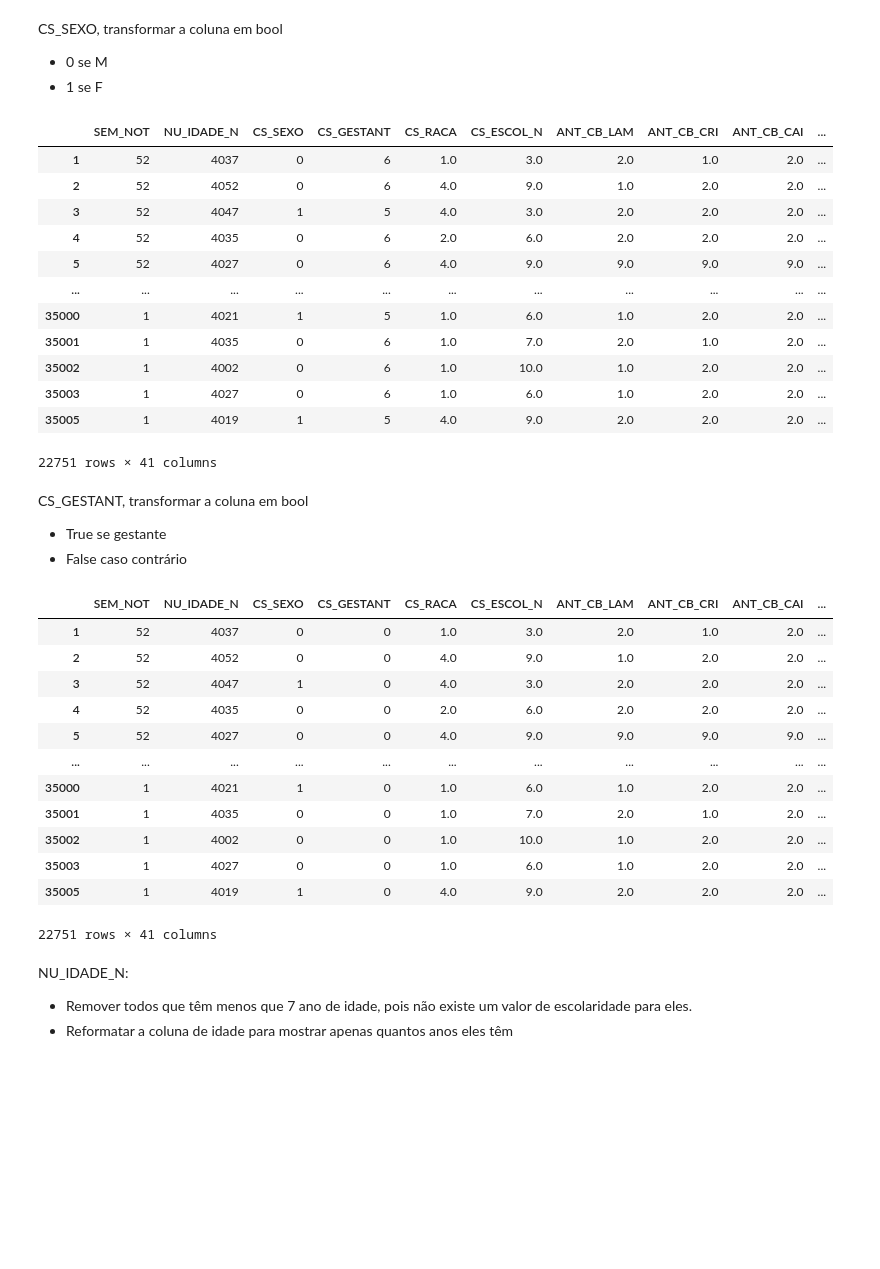
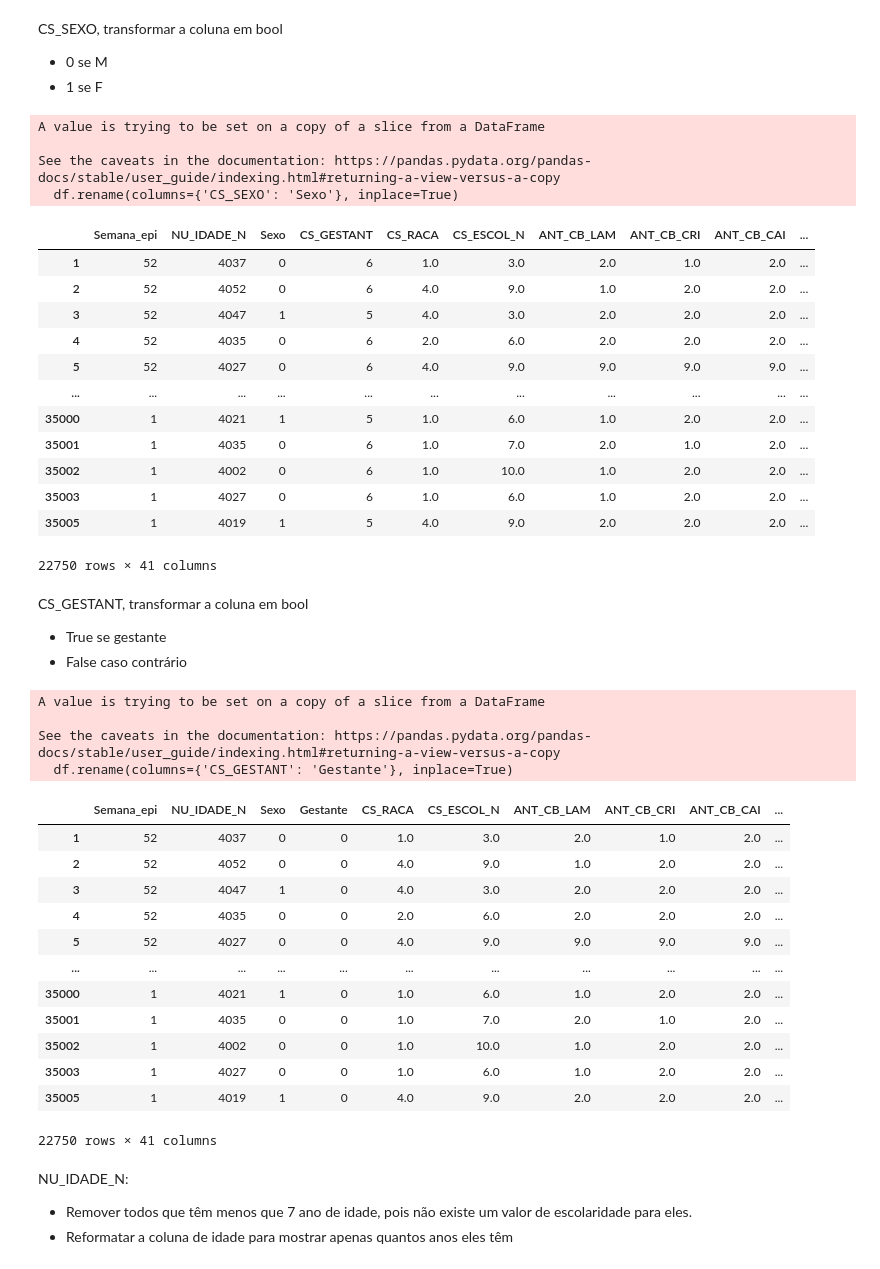
Before and after one commit to arturrur/mc853, a Jupyter notebook: Preprocessing.ipynb, the cells around one changed output. Drawn from its saved outputs; the diff is of its cells as text; code cells hidden in the pictures; blank space fills up the shorter version.

```diff
--- a/Preprocessing.ipynb
+++ b/Preprocessing.ipynb
@@ -56,6 +57,7 @@ df = df.dropna(subset=["EVOLUCAO"])
 df = df[df["EVOLUCAO"] != 9.0]
 df.loc[:, "EVOLUCAO"] = df["EVOLUCAO"] - 1
 df.loc[df['EVOLUCAO'] == 2.0, 'EVOLUCAO'] = 1.0
+df.rename(columns={'EVOLUCAO': 'Desfecho'}, inplace=True)
 df
 # %% [output]
 |  | SEM_NOT | SG_UF_NOT | DT_SIN_PRI | NU_IDADE_N | CS_SEXO | CS_GESTANT | CS_RACA | CS_ESCOL_N | NDUPLIC_N | ... |
@@ -136,5 +138,6 @@ Obs: Teve uma amostra que tinha o valor de SEM_NOT como 2350, muito provavelment
 # %%
 df.loc[df['SEM_NOT'] == 2350, 'SEM_NOT'] = 202350
 df["SEM_NOT"] = df["SEM_NOT"].apply(lambda x: (x % 100))
+df.rename(columns={'SEM_NOT': 'Semana_epi'}, inplace=True)
 df
 # %% [output]
@@ -157,8 +160,8 @@ CLI_DT_ATE & DT_SIN_PRI:
 - Tirar dos dados aqueles que têm mais de 20 dias entre as duas datas.
 - Remover as colunas CLI_DT_ATE e DT_SIN_PRI, que não têm mais uso.
 # %%
-df['DIF_SINTOMAS_ATEND'] = (df['CLI_DT_ATE'] - df['DT_SIN_PRI']).dt.days
-df = df[(df['DIF_SINTOMAS_ATEND'] <= 20) & (df['DIF_SINTOMAS_ATEND'] >= 0)]
+df['Intervalo'] = (df['CLI_DT_ATE'] - df['DT_SIN_PRI']).dt.days
+df = df[(df['Intervalo'] <= 20) & (df['Intervalo'] >= 0)]
 df = df.drop(columns=["CLI_DT_ATE", "DT_SIN_PRI"])
 df
 # %% [output]
@@ -180,10 +183,16 @@ CS_SEXO, transformar a coluna em bool
 - 0 se M
 - 1 se F
 # %%
-df['CS_SEXO'] = df['CS_SEXO'].replace({'M': 0, 'F': 1})
+df = df[df["CS_SEXO"].isin(['M', 'F'])]
+df.loc[:, 'CS_SEXO'] = df['CS_SEXO'].map({'M': 0, 'F': 1})
+df.rename(columns={'CS_SEXO': 'Sexo'}, inplace=True)
 df
 # %% [output]
+A value is trying to be set on a copy of a slice from a DataFrame
+
+See the caveats in the documentation: https://pandas.pydata.org/pandas-docs/stable/user_guide/indexing.html#returning-a-view-versus-a-copy
+  df.rename(columns={'CS_SEXO': 'Sexo'}, inplace=True)
-|  | SEM_NOT | NU_IDADE_N | CS_SEXO | CS_GESTANT | CS_RACA | CS_ESCOL_N | ANT_CB_LAM | ANT_CB_CRI | ANT_CB_CAI | ... |
+|  | Semana_epi | NU_IDADE_N | Sexo | CS_GESTANT | CS_RACA | CS_ESCOL_N | ANT_CB_LAM | ANT_CB_CRI | ANT_CB_CAI | ... |
 | 1 | 52 | 4037 | 0 | 6 | 1.0 | 3.0 | 2.0 | 1.0 | 2.0 | ... |
 | 2 | 52 | 4052 | 0 | 6 | 4.0 | 9.0 | 1.0 | 2.0 | 2.0 | ... |
 | 3 | 52 | 4047 | 1 | 5 | 4.0 | 3.0 | 2.0 | 2.0 | 2.0 | ... |
@@ -195,16 +204,21 @@ df
 | 35002 | 1 | 4002 | 0 | 6 | 1.0 | 10.0 | 1.0 | 2.0 | 2.0 | ... |
 | 35003 | 1 | 4027 | 0 | 6 | 1.0 | 6.0 | 1.0 | 2.0 | 2.0 | ... |
 | 35005 | 1 | 4019 | 1 | 5 | 4.0 | 9.0 | 2.0 | 2.0 | 2.0 | ... |
-22751 rows × 41 columns
+22750 rows × 41 columns
 # %% [markdown]
 CS_GESTANT, transformar a coluna em bool
 - True se gestante
 - False caso contrário
 # %%
-df['CS_GESTANT'] = df['CS_GESTANT'].apply(lambda x: 1 if x in [1, 2, 3, 4] else 0)
+df.loc[:, 'CS_GESTANT'] = df['CS_GESTANT'].apply(lambda x: 1 if x in [1, 2, 3, 4] else 0)
+df.rename(columns={'CS_GESTANT': 'Gestante'}, inplace=True)
 df
 # %% [output]
+A value is trying to be set on a copy of a slice from a DataFrame
+
+See the caveats in the documentation: https://pandas.pydata.org/pandas-docs/stable/user_guide/indexing.html#returning-a-view-versus-a-copy
+  df.rename(columns={'CS_GESTANT': 'Gestante'}, inplace=True)
-|  | SEM_NOT | NU_IDADE_N | CS_SEXO | CS_GESTANT | CS_RACA | CS_ESCOL_N | ANT_CB_LAM | ANT_CB_CRI | ANT_CB_CAI | ... |
+|  | Semana_epi | NU_IDADE_N | Sexo | Gestante | CS_RACA | CS_ESCOL_N | ANT_CB_LAM | ANT_CB_CRI | ANT_CB_CAI | ... |
 | 1 | 52 | 4037 | 0 | 0 | 1.0 | 3.0 | 2.0 | 1.0 | 2.0 | ... |
 | 2 | 52 | 4052 | 0 | 0 | 4.0 | 9.0 | 1.0 | 2.0 | 2.0 | ... |
 | 3 | 52 | 4047 | 1 | 0 | 4.0 | 3.0 | 2.0 | 2.0 | 2.0 | ... |
@@ -216,7 +230,7 @@ df
 | 35002 | 1 | 4002 | 0 | 0 | 1.0 | 10.0 | 1.0 | 2.0 | 2.0 | ... |
 | 35003 | 1 | 4027 | 0 | 0 | 1.0 | 6.0 | 1.0 | 2.0 | 2.0 | ... |
 | 35005 | 1 | 4019 | 1 | 0 | 4.0 | 9.0 | 2.0 | 2.0 | 2.0 | ... |
-22751 rows × 41 columns
+22750 rows × 41 columns
 # %% [markdown]
 NU_IDADE_N:
 - Remover todos que têm menos que 7 ano de idade, pois não existe um valor de escolaridade para eles.
```
Also changed, not shown: parts of 13 cells of this notebook.
